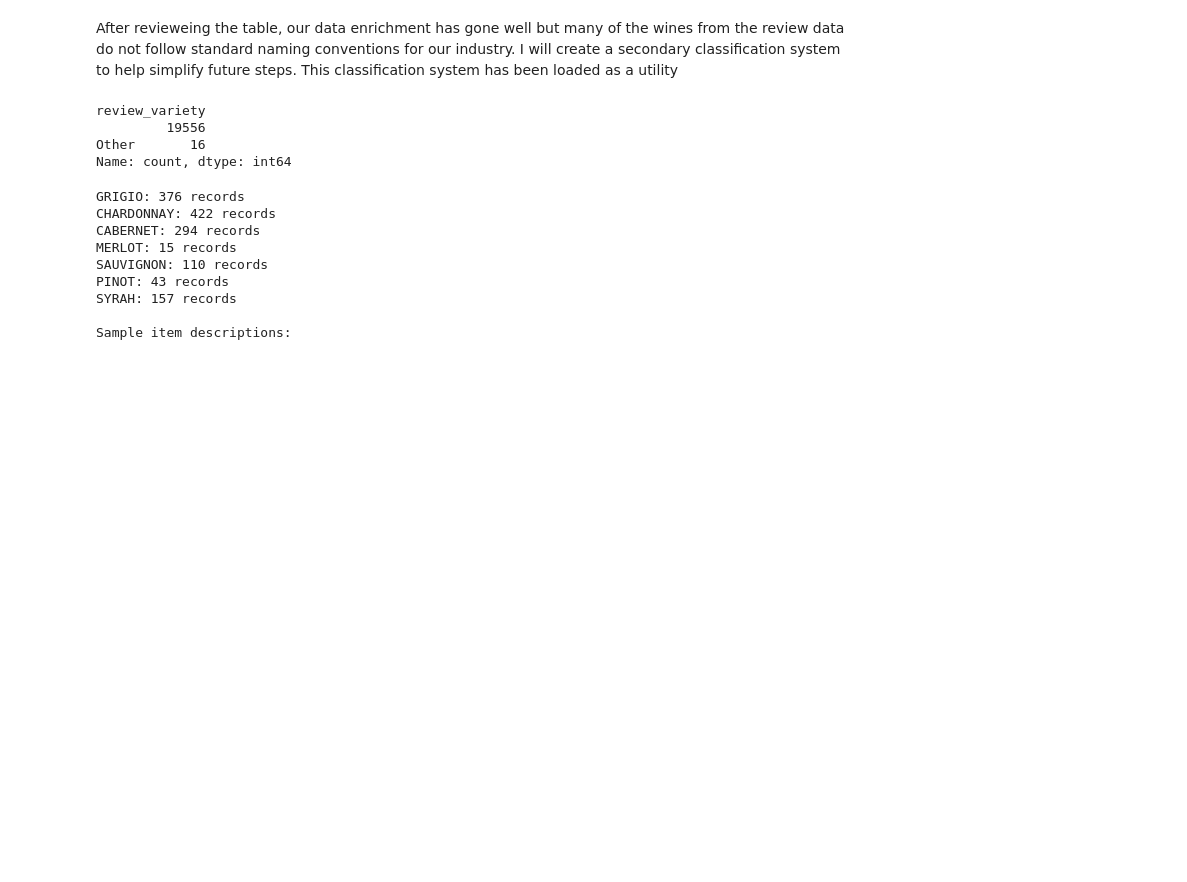
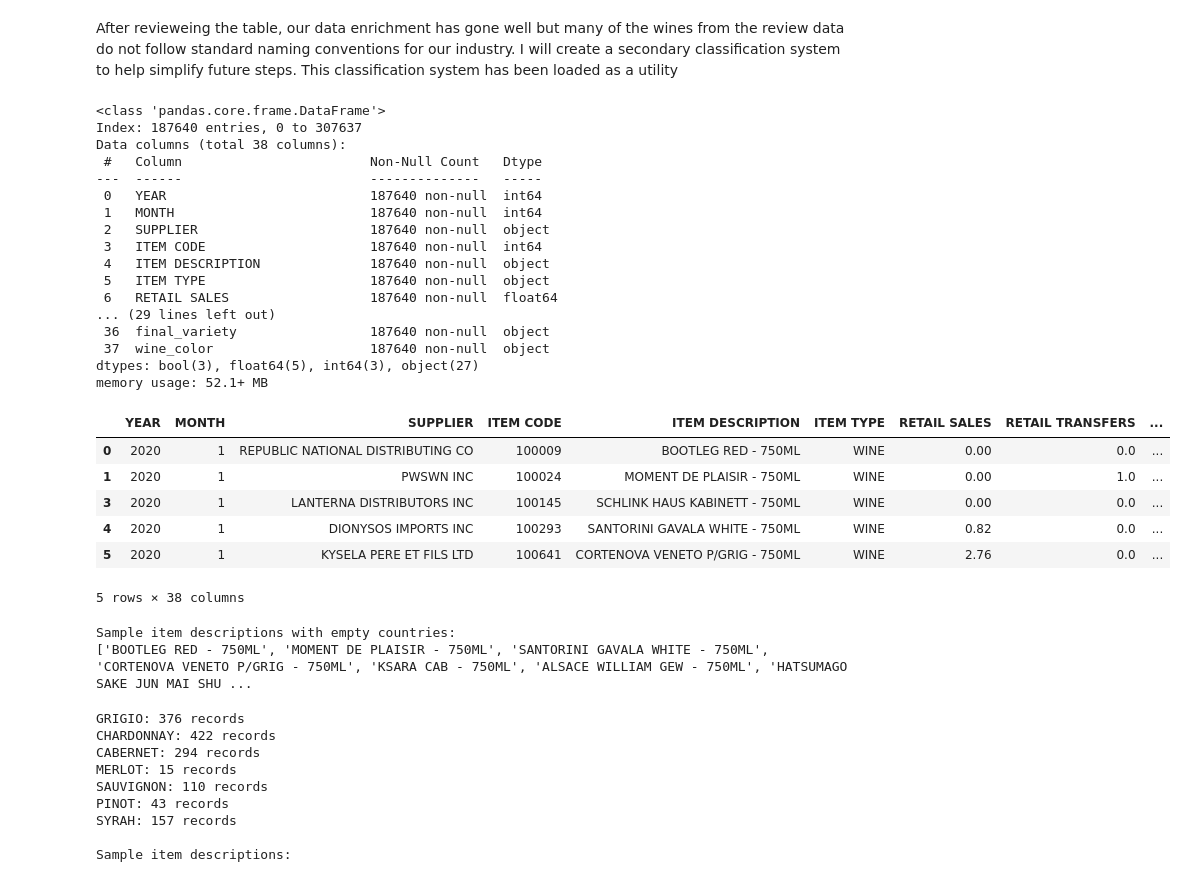
Before and after one commit to ac604605/Montgomery_County_Dashboard, a Jupyter notebook: Montgomery County Maryland Wine Sales Dashboard V2.ipynb, the cells around one changed output. Cells and saved outputs as stored; diff of their text form; code cells hidden in the pictures; blank space fills up the shorter version.

```diff
--- a/Montgomery County Maryland Wine Sales Dashboard V2.ipynb
+++ b/Montgomery County Maryland Wine Sales Dashboard V2.ipynb
@@ -1346,29 +1346,54 @@ After revieweing the table, our data enrichment has gone well but many of the wi
 # %%
 #uncomment below lines to change dataframe.
 #df=Warehouse_and_Retail_Sales
 #df=Distributors_Virginia_Three_Main
 #df=Wine_Review_Data
 #df=df_clean_Warehouse_and_Retail_Sales_enhanced
 #df=Suppliers_Fixed
 #df=df_loaded
 #df=df_final
 #df=variety_counts
 
 #uncomment below lines to change report
 #df.head(25)
-#df.info()
+df.info()
 #df.describe()
-#df[df['final_variety'] == ''].head()
-missing_varieties = df[df['final_variety'] == '']
-missing_varieties['review_variety'].value_counts().head(15)
+#df[df['review_country'] == ''].head()
+df.head()
 #pd.set_option('display.max_rows', None)
 #df['ITEM DESCRIPTION'].value_counts()
 #deu.investigate_missing_values_manually(df)
 # %% [output]
-review_variety
-         19556
-Other       16
-Name: count, dtype: int64
+<class 'pandas.core.frame.DataFrame'>
+Index: 187640 entries, 0 to 307637
+Data columns (total 38 columns):
+ #   Column                        Non-Null Count   Dtype
+---  ------                        --------------   -----
+ 0   YEAR                          187640 non-null  int64
+ 1   MONTH                         187640 non-null  int64
+ 2   SUPPLIER                      187640 non-null  object
+ 3   ITEM CODE                     187640 non-null  int64
+ 4   ITEM DESCRIPTION              187640 non-null  object
+ 5   ITEM TYPE                     187640 non-null  object
+ 6   RETAIL SALES                  187640 non-null  float64
+... (29 lines left out)
+ 36  final_variety                 187640 non-null  object
+ 37  wine_color                    187640 non-null  object
+dtypes: bool(3), float64(5), int64(3), object(27)
+memory usage: 52.1+ MB
+|  | YEAR | MONTH | SUPPLIER | ITEM CODE | ITEM DESCRIPTION | ITEM TYPE | RETAIL SALES | RETAIL TRANSFERS | ... |
+| 0 | 2020 | 1 | REPUBLIC NATIONAL DISTRIBUTING CO | 100009 | BOOTLEG RED - 750ML | WINE | 0.00 | 0.0 | ... |
+| 1 | 2020 | 1 | PWSWN INC | 100024 | MOMENT DE PLAISIR - 750ML | WINE | 0.00 | 1.0 | ... |
+| 3 | 2020 | 1 | LANTERNA DISTRIBUTORS INC | 100145 | SCHLINK HAUS KABINETT - 750ML | WINE | 0.00 | 0.0 | ... |
+| 4 | 2020 | 1 | DIONYSOS IMPORTS INC | 100293 | SANTORINI GAVALA WHITE - 750ML | WINE | 0.82 | 0.0 | ... |
+| 5 | 2020 | 1 | KYSELA PERE ET FILS LTD | 100641 | CORTENOVA VENETO P/GRIG - 750ML | WINE | 2.76 | 0.0 | ... |
+5 rows × 38 columns
+# %%
+print("Sample item descriptions with empty countries:")
+print(empty_countries['ITEM DESCRIPTION'].head(10).tolist())
+# %% [output]
+Sample item descriptions with empty countries:
+['BOOTLEG RED - 750ML', 'MOMENT DE PLAISIR - 750ML', 'SANTORINI GAVALA WHITE - 750ML', 'CORTENOVA VENETO P/GRIG - 750ML', 'KSARA CAB - 750ML', 'ALSACE WILLIAM GEW - 750ML', 'HATSUMAGO SAKE JUN MAI SHU ...
 # %%
 # Look for variety keywords in item descriptions for missing varieties
 missing_varieties = df[df['final_variety'] == '']
```
Also changed, not shown: parts of 2 cells of this notebook, 2 other files.
